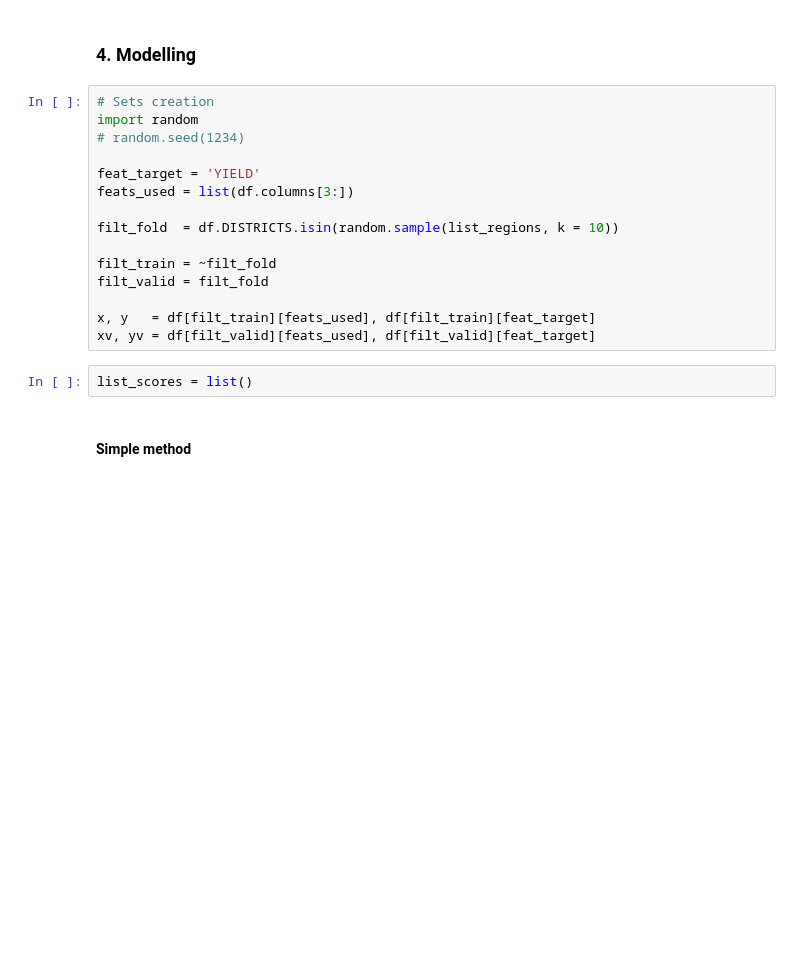
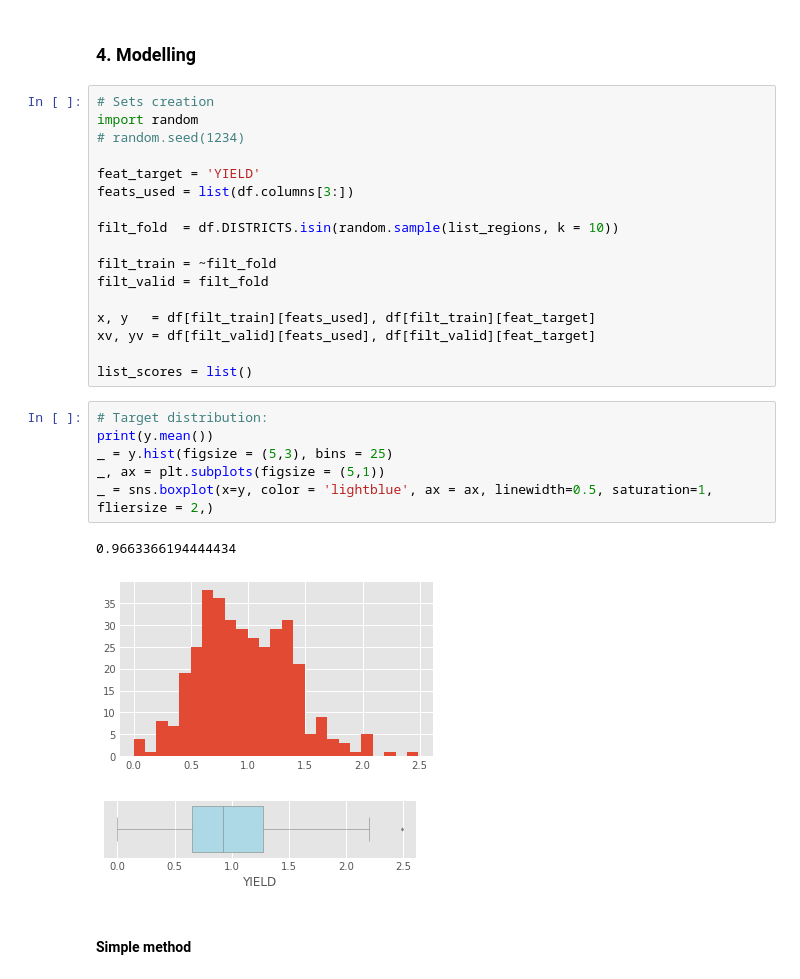
Before and after one commit to abessalov/Ocean_Dimitra_Bounty, a Jupyter notebook: 1_Feature_Selection.ipynb, the cells around one changed output. Drawn from its saved outputs; the diff is of its cells as text; blank space fills up the shorter version.

```diff
--- a/1_Feature_Selection.ipynb
+++ b/1_Feature_Selection.ipynb
@@ -168,8 +168,18 @@ filt_valid = filt_fold
 
 x, y   = df[filt_train][feats_used], df[filt_train][feat_target]
 xv, yv = df[filt_valid][feats_used], df[filt_valid][feat_target]
+
+list_scores = list()
-# %%
-list_scores = list()
+# %%
+# Target distribution:
+print(y.mean())
+_ = y.hist(figsize = (5,3), bins = 25)
+_, ax = plt.subplots(figsize = (5,1))
+_ = sns.boxplot(x=y, color = 'lightblue', ax = ax, linewidth=0.5, saturation=1, fliersize = 2,)
+# %% [output]
+0.9663366194444434
+[figure, added]
+[figure, added]
 # %% [markdown]
 #### Simple method
 # %%
```
Also changed, not shown: parts of 11 cells of this notebook, 2 other files.
